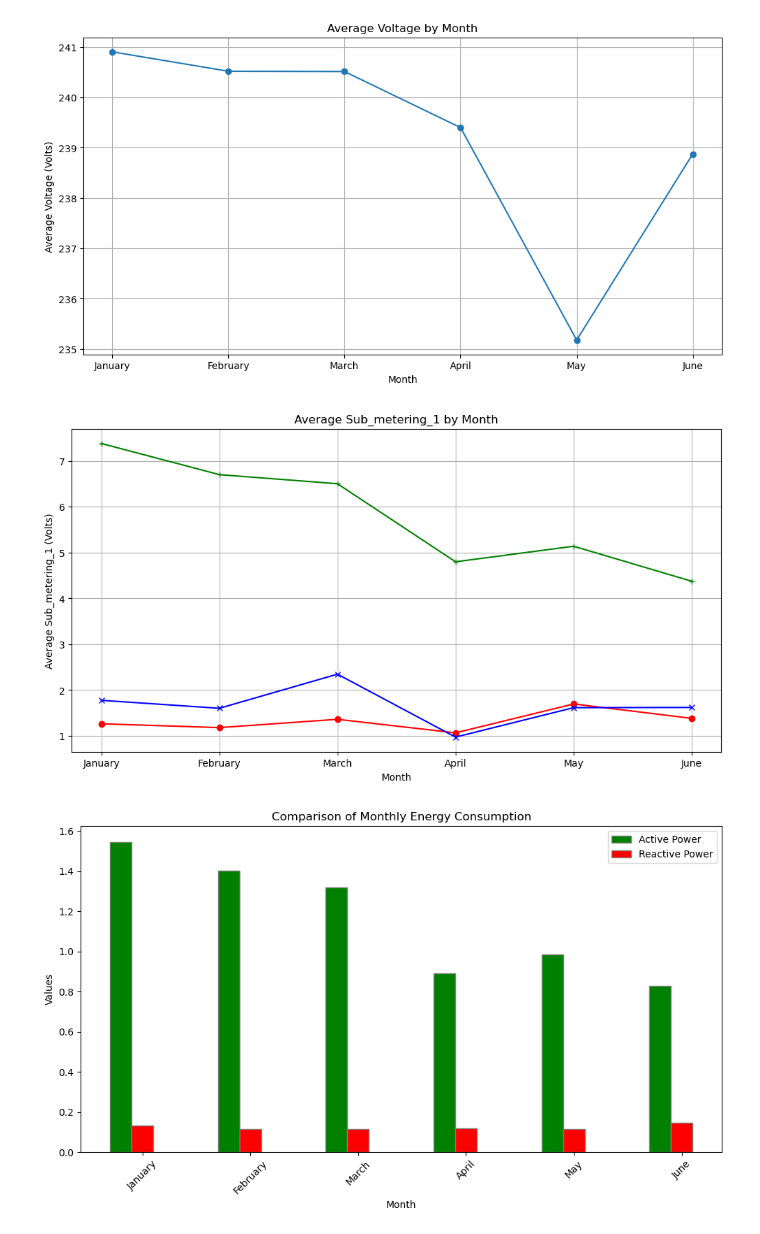
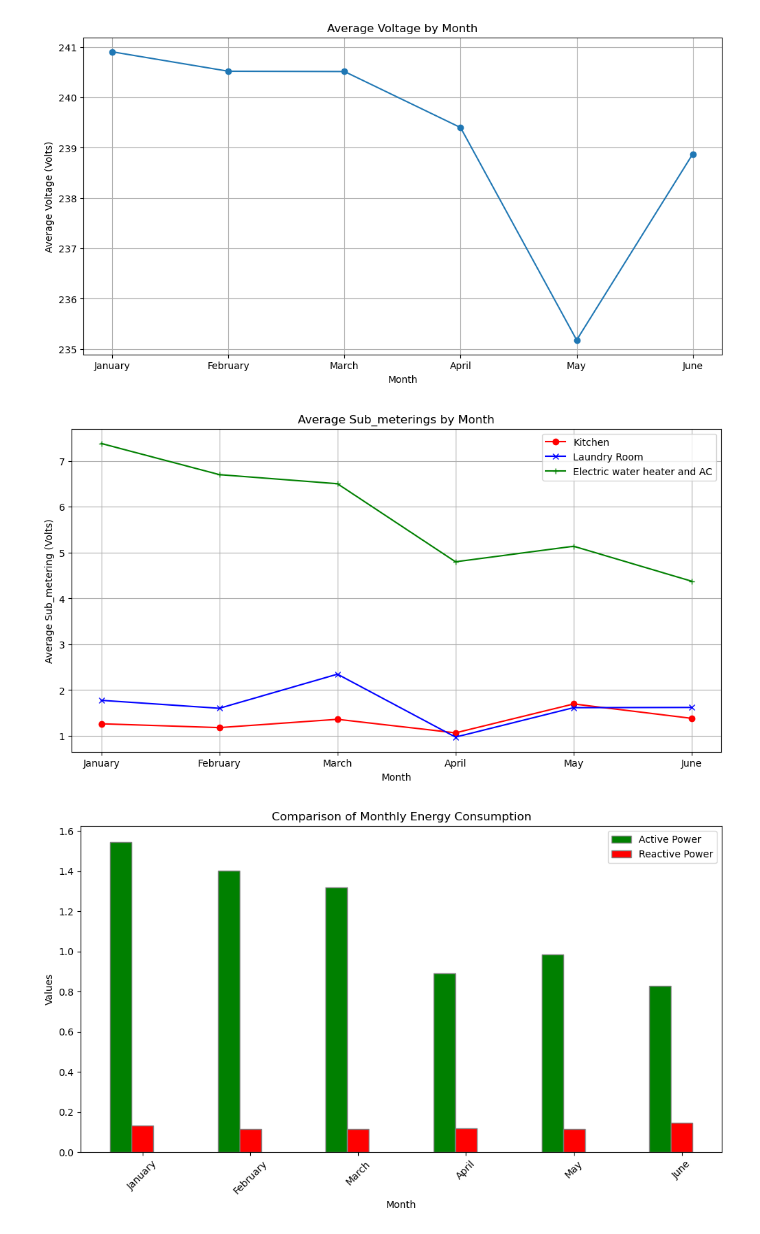
Before and after one commit to Shivansh20128/Electricity-Consumption-for-Household-Appliances, a Jupyter notebook: ML Project.ipynb, the cells around one changed output. Saved outputs shown, nothing was run; the diff lists cells and outputs as text; code cells hidden in the pictures.

```diff
--- a/ML Project.ipynb
+++ b/ML Project.ipynb
@@ -299,34 +299,35 @@ plt.show()
 # %%
 # Making a graph for visualising Global Intensity for every month
 df_copy['Date'] = pd.to_datetime(df_copy['Date'], format='%d/%m/%Y')
 df_copy['Month'] = df_copy['Date'].dt.month
 
 df_copy['Sub_metering_1'] = pd.to_numeric(
     df_copy['Sub_metering_1'], errors='coerce')
 df_copy['Sub_metering_2'] = pd.to_numeric(
     df_copy['Sub_metering_2'], errors='coerce')
 df_copy['Sub_metering_3'] = pd.to_numeric(
     df_copy['Sub_metering_3'], errors='coerce')
 monthly_avg_intensity_1 = df_copy.groupby('Month')['Sub_metering_1'].mean()
 monthly_avg_intensity_2 = df_copy.groupby('Month')['Sub_metering_2'].mean()
 monthly_avg_intensity_3 = df_copy.groupby('Month')['Sub_metering_3'].mean()
 
 month_names = ['January', 'February', 'March', 'April', 'May', 'June']
 
 plt.figure(figsize=(12, 6))
 plt.plot(month_names, monthly_avg_intensity_1,
-         marker='o', color='red', linestyle='-')
+         marker='o', color='red', linestyle='-', label='Kitchen')
 plt.plot(month_names, monthly_avg_intensity_2,
-         marker='x', color='blue', linestyle='-')
+         marker='x', color='blue', linestyle='-', label = 'Laundry Room')
 plt.plot(month_names, monthly_avg_intensity_3,
-         marker='+', color='green', linestyle='-')
+         marker='+', color='green', linestyle='-', label = 'Electric water heater and AC')
 plt.xlabel('Month')
-plt.ylabel('Average Sub_metering_1 (Volts)')
-plt.title('Average Sub_metering_1 by Month')
+plt.ylabel('Average Sub_metering (Volts)')
+plt.title('Average Sub_meterings by Month')
+plt.legend()
 plt.grid(True)
 plt.show()
 # %% [output]
-[figure, old version]
+[figure, new version]
 # %%
 df_copy['Month'] = df_copy['Date'].dt.to_period('M')
 
```
Also changed, not shown: parts of 20 cells of this notebook.
